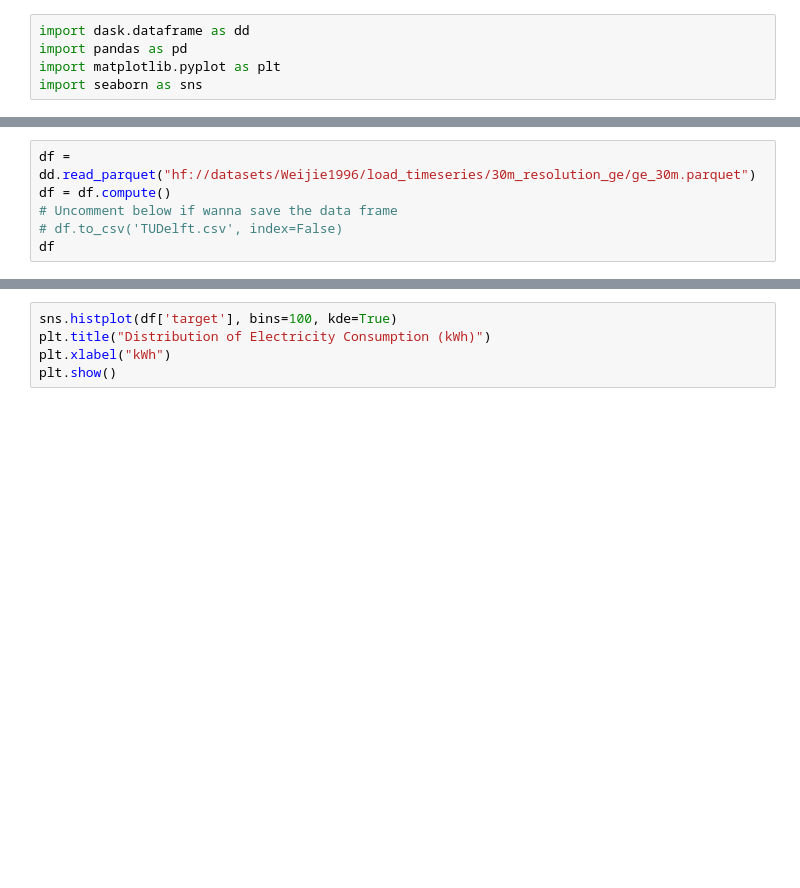
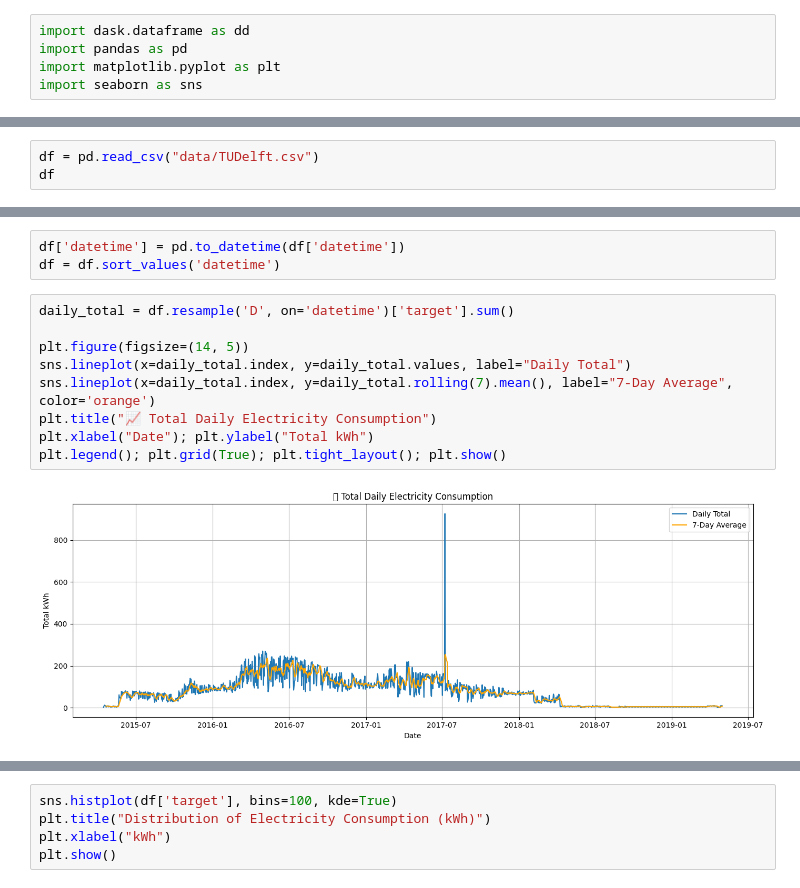
Before and after one commit to duantu/household_energy_consumption_forecasting, a Jupyter notebook: eda.ipynb, the cells around one changed output, grey strips where cells are left out. Cells and saved outputs as stored; diff of their text form; blank space fills up the shorter version.

```diff
--- a/eda.ipynb
+++ b/eda.ipynb
@@ -6,6 +13,3 @@ import seaborn as sns
 # %%
-df = dd.read_parquet("hf://datasets/Weijie1996/load_timeseries/30m_resolution_ge/ge_30m.parquet")
-df = df.compute()
-# Uncomment below if wanna save the data frame
-# df.to_csv('TUDelft.csv', index=False)
+df = pd.read_csv("data/TUDelft.csv")
 df
@@ -55,0 +88,14 @@ std                              NaN       1.856273       6.922164
+# %%
+df['datetime'] = pd.to_datetime(df['datetime'])
+df = df.sort_values('datetime')
+# %%
+daily_total = df.resample('D', on='datetime')['target'].sum()
+
+plt.figure(figsize=(14, 5))
+sns.lineplot(x=daily_total.index, y=daily_total.values, label="Daily Total")
+sns.lineplot(x=daily_total.index, y=daily_total.rolling(7).mean(), label="7-Day Average", color='orange')
+plt.title("📈 Total Daily Electricity Consumption")
+plt.xlabel("Date"); plt.ylabel("Total kWh")
+plt.legend(); plt.grid(True); plt.tight_layout(); plt.show()
+# %% [output]
+[figure, added]
```
Also changed, not shown: parts of 9 cells of this notebook.
